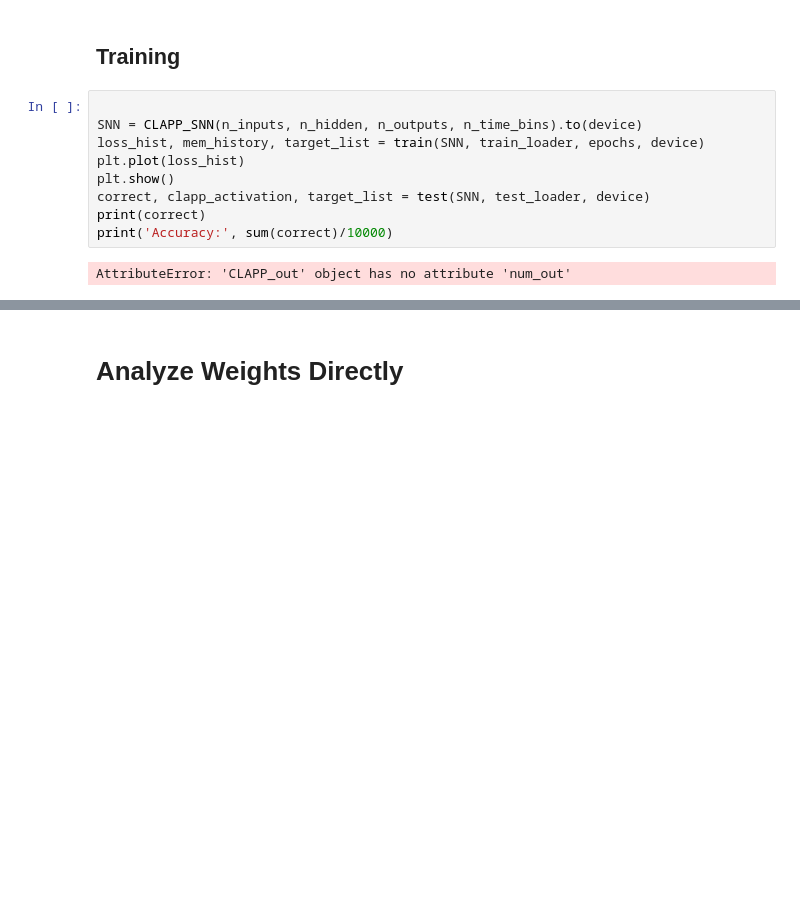
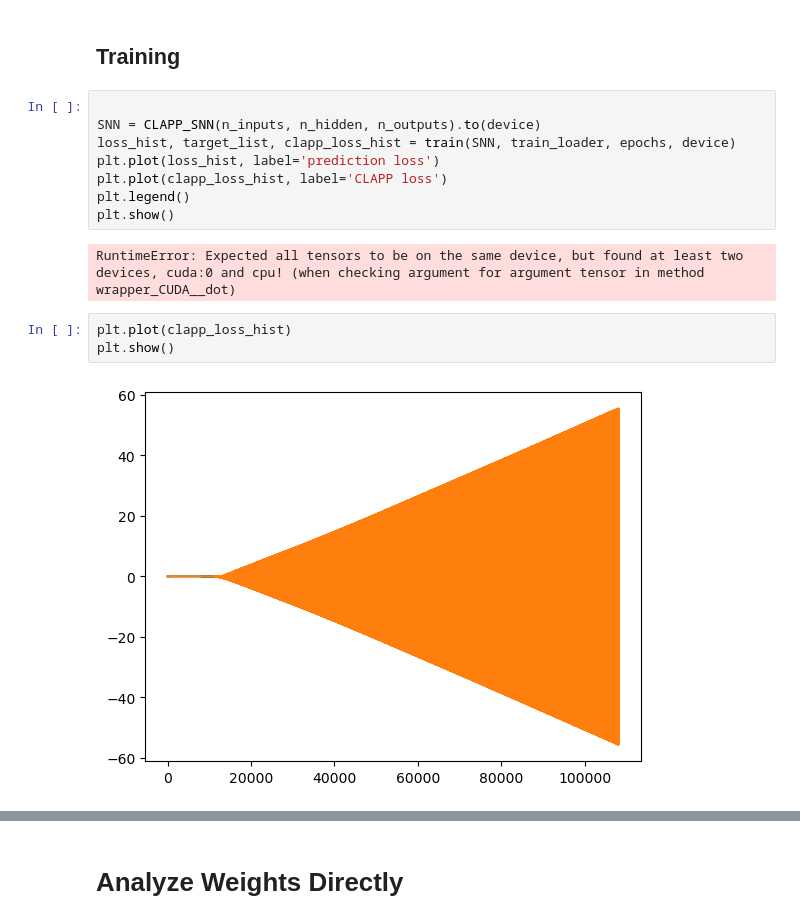
Before and after one commit to largraf/EchoSpike, a Jupyter notebook: main.ipynb, the cells around one changed output, grey strips where cells are left out. Saved outputs shown, nothing was run; the diff lists cells and outputs as text; blank space fills up the shorter version.

```diff
--- a/main.ipynb
+++ b/main.ipynb
@@ -40,12 +37,16 @@ torch.Size([1, 6, 2, 34, 34])
 ## Training
 # %%
 
-SNN = CLAPP_SNN(n_inputs, n_hidden, n_outputs, n_time_bins).to(device)
-loss_hist, mem_history, target_list = train(SNN, train_loader, epochs, device)
-plt.plot(loss_hist)
+SNN = CLAPP_SNN(n_inputs, n_hidden, n_outputs).to(device)
+loss_hist, target_list, clapp_loss_hist = train(SNN, train_loader, epochs, device)
+plt.plot(loss_hist, label='prediction loss')
+plt.plot(clapp_loss_hist, label='CLAPP loss')
+plt.legend()
 plt.show()
-correct, clapp_activation, target_list = test(SNN, test_loader, device)
-print(correct)
-print('Accuracy:', sum(correct)/10000)
 # %% [output]
-AttributeError: 'CLAPP_out' object has no attribute 'num_out'
+RuntimeError: Expected all tensors to be on the same device, but found at least two devices, cuda:0 and cpu! (when checking argument for argument tensor in method wrapper_CUDA__dot)
+# %%
+plt.plot(clapp_loss_hist)
+plt.show()
+# %% [output]
+[figure, added]
```
Also changed, not shown: parts of 9 cells of this notebook, 6 other files.
